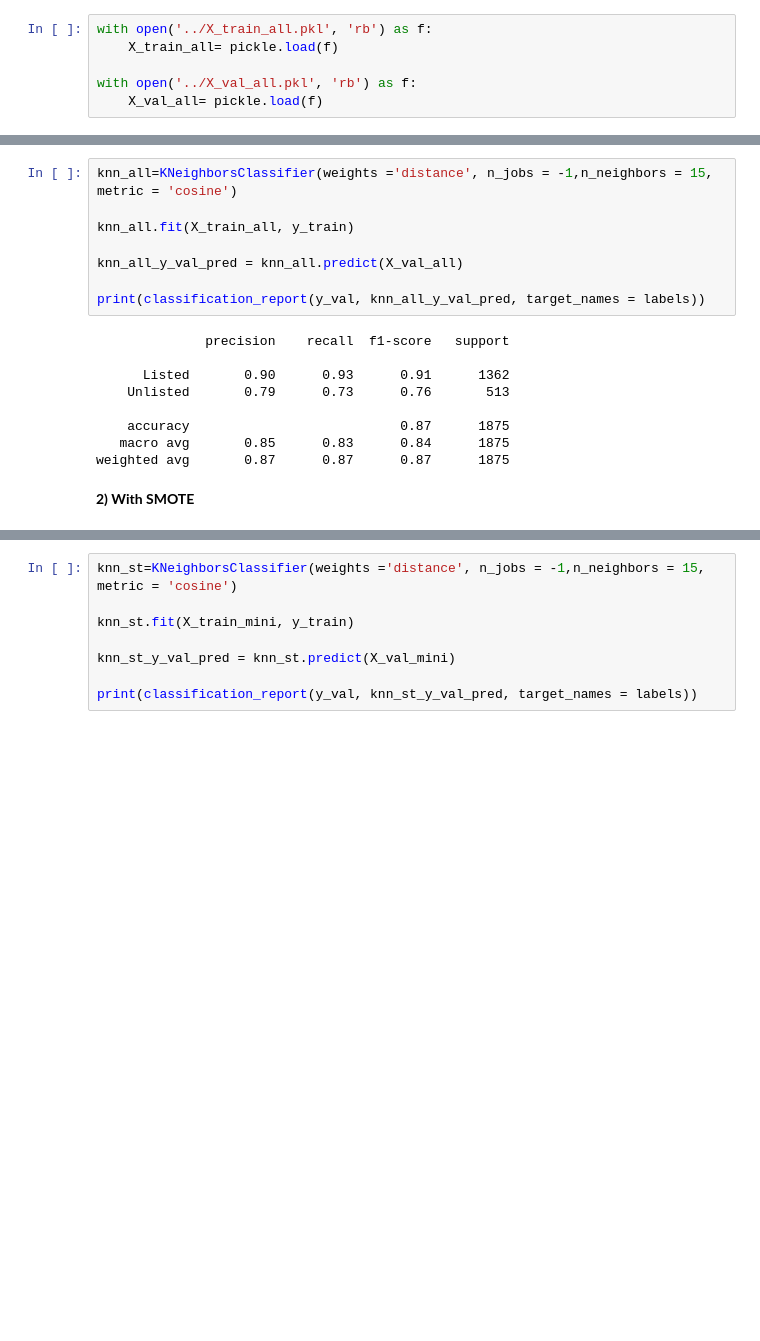
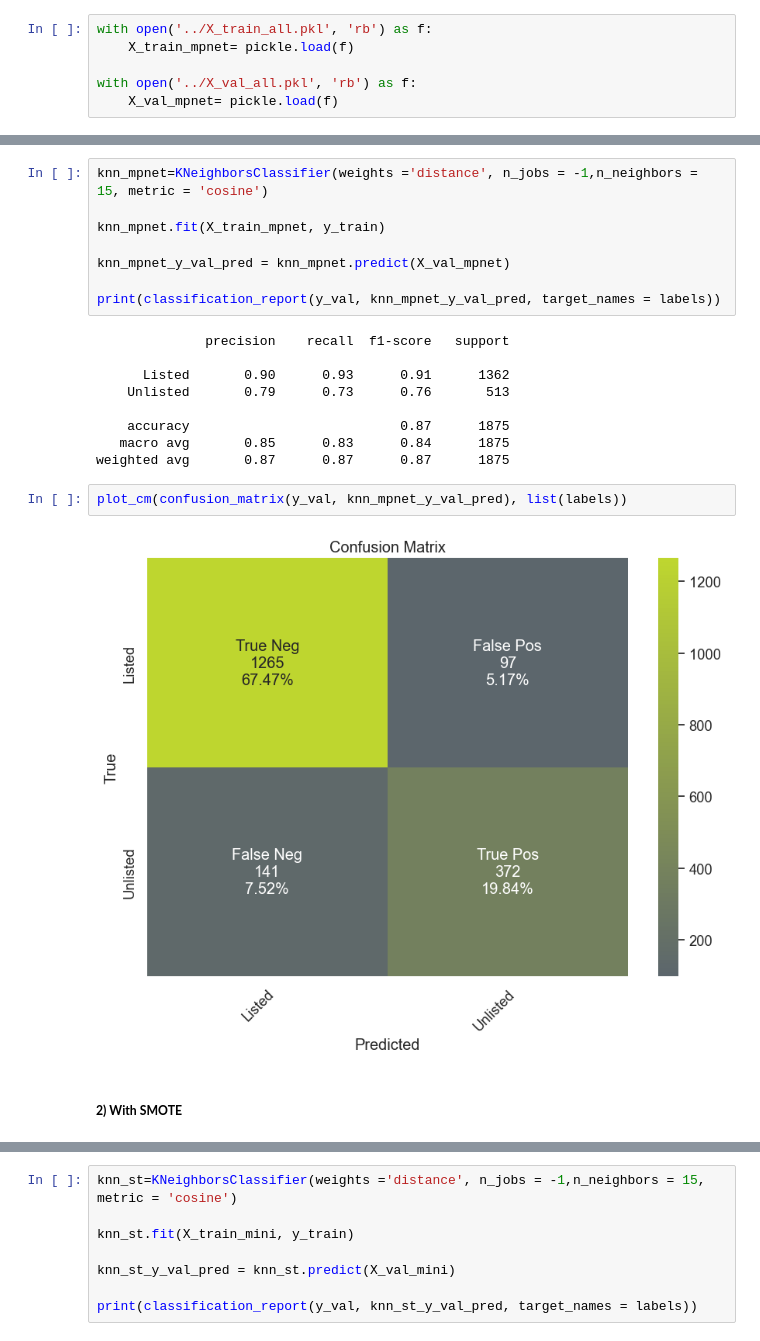
Before and after one commit to sofiacper/TM_Project, a Jupyter notebook: Project.ipynb, the cells around one changed output, grey strips where cells are left out. Cells and saved outputs as stored; diff of their text form; blank space fills up the shorter version.

```diff
--- a/Project.ipynb
+++ b/Project.ipynb
@@ -2117,8 +2125,8 @@ with open('X_val_all.pkl', 'wb') as f:
 To get data we now only need to run this line:
 # %%
 with open('../X_train_all.pkl', 'rb') as f:
-    X_train_all= pickle.load(f)
+    X_train_mpnet= pickle.load(f)
 
 with open('../X_val_all.pkl', 'rb') as f:
-    X_val_all= pickle.load(f)
+    X_val_mpnet= pickle.load(f)
 # %%
@@ -2477,11 +2486,11 @@ plot_cm(confusion_matrix(y_val, knn_glove_s_y_val_pred), labels)
 # %%
-knn_all=KNeighborsClassifier(weights ='distance', n_jobs = -1,n_neighbors = 15, metric = 'cosine')
+knn_mpnet=KNeighborsClassifier(weights ='distance', n_jobs = -1,n_neighbors = 15, metric = 'cosine')
 
-knn_all.fit(X_train_all, y_train)
+knn_mpnet.fit(X_train_mpnet, y_train)
 
-knn_all_y_val_pred = knn_all.predict(X_val_all)
+knn_mpnet_y_val_pred = knn_mpnet.predict(X_val_mpnet)
 
-print(classification_report(y_val, knn_all_y_val_pred, target_names = labels))
+print(classification_report(y_val, knn_mpnet_y_val_pred, target_names = labels))
 # %% [output]
               precision    recall  f1-score   support
 
@@ -2491,7 +2500,11 @@ print(classification_report(y_val, knn_all_y_val_pred, target_names = labels))
     accuracy                           0.87      1875
    macro avg       0.85      0.83      0.84      1875
 weighted avg       0.87      0.87      0.87      1875
+# %%
+plot_cm(confusion_matrix(y_val, knn_mpnet_y_val_pred), list(labels))
+# %% [output]
+[figure, added]
 # %% [markdown]
-**2) With SMOTE**
+##### **2) With SMOTE**
 # %%
 smote = SMOTE()
```
Also changed, not shown: parts of 160 cells of this notebook.
